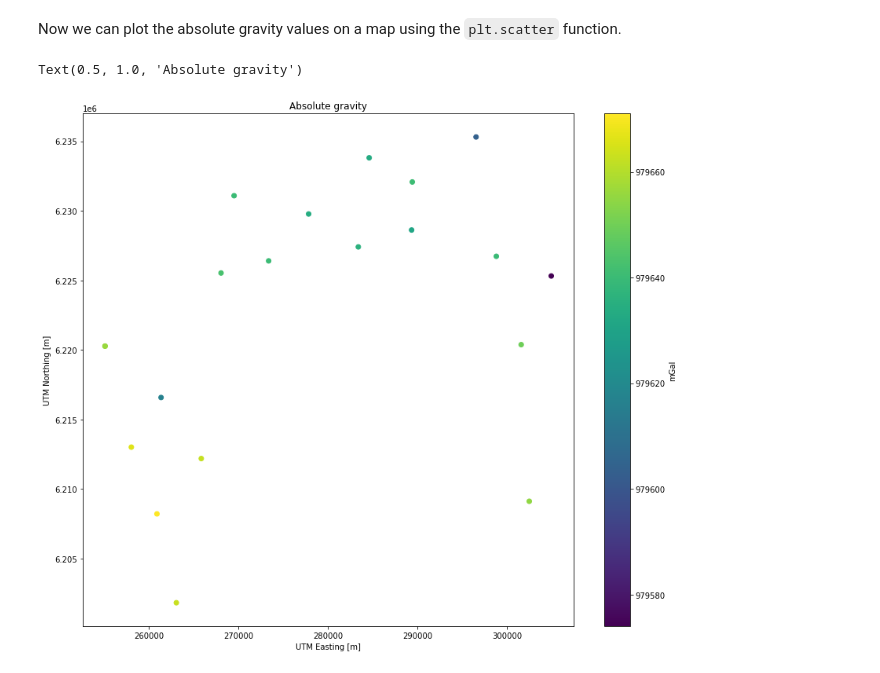
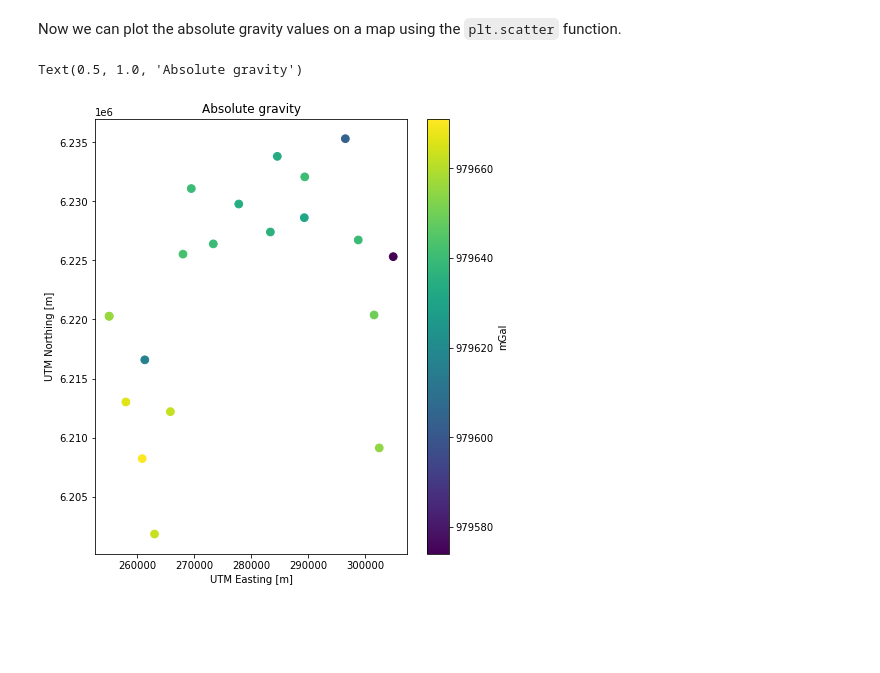
Before and after one commit to leouieda/gravity-processing, a Jupyter notebook: practicals/practical1.ipynb, the cells around one changed output. Saved outputs shown, nothing was run; the diff lists cells and outputs as text; code cells hidden in the pictures; blank space fills up the shorter version.

```diff
--- a/practicals/practical1.ipynb
+++ b/practicals/practical1.ipynb
@@ -294,12 +294,12 @@ print(gravity)
 # %% [markdown]
 Now we can plot the absolute gravity values on a map using the `plt.scatter` function.
 # %%
-plt.figure(figsize=(14, 12))
-plt.scatter(easting, northing, c=gravity)
+plt.figure(figsize=(7, 8))
+plt.scatter(easting, northing, c=gravity, s=60)
 plt.colorbar(label="mGal")
 plt.xlabel("UTM Easting [m]")
 plt.ylabel("UTM Northing [m]")
 plt.title("Absolute gravity")
 # %% [output]
 Text(0.5, 1.0, 'Absolute gravity')
-[figure, old version]
+[figure, new version]
```
Also changed, not shown: parts of 8 cells of this notebook.
